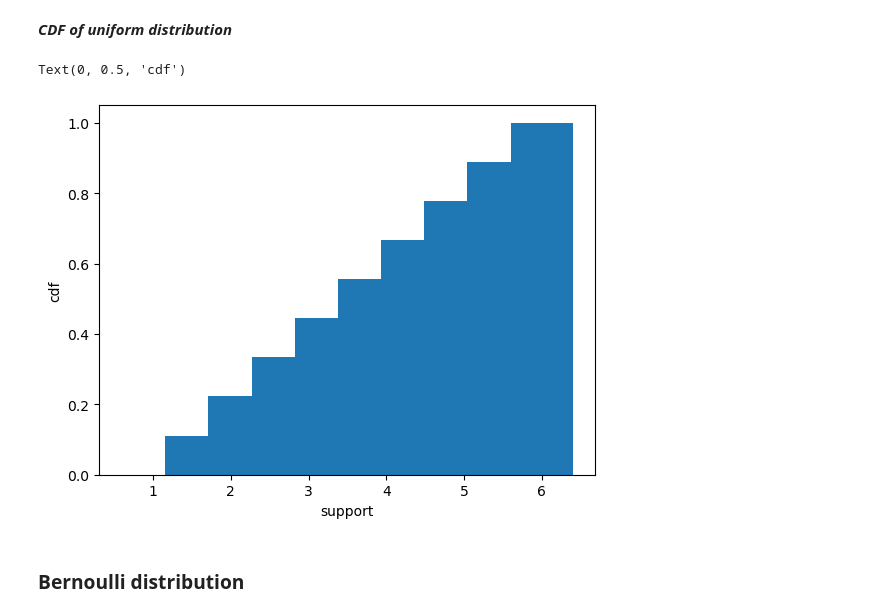
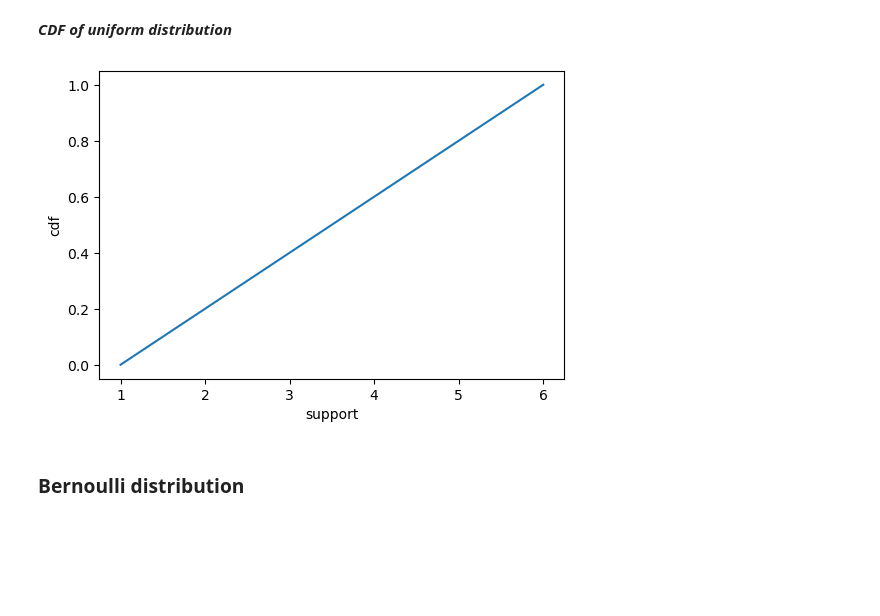
Before and after one commit to rishabh-mondal/blog, a Jupyter notebook: Sampling_distributions.ipynb, the cells around one changed output. Saved outputs shown, nothing was run; the diff lists cells and outputs as text; code cells hidden in the pictures; blank space fills up the shorter version.

```diff
--- a/Sampling_distributions.ipynb
+++ b/Sampling_distributions.ipynb
@@ -72,7 +91,7 @@ $$
 # %% [markdown]
 ****cdf plot****
 # %%
-def plot(x,y):
+def cdf_plot(x,y):
     plt.figure(figsize=(6, 4))
     y = cdf_fn(x)
     plt.plot(x, y)
@@ -109,14 +126,12 @@ plot(lambda y: y==(1 /(b-a)))
 # %%
 a=1
 b=6
-sample=torch.linspace(1,6,10)
-cdf = torch.where(sample < a, torch.tensor(0.0), torch.where(sample > b, torch.tensor(1.0), (sample - a) / (b - a)))
-plt.bar(sample,cdf)
-plt.xlabel("support")
-plt.ylabel("cdf")
+x=torch.linspace(1,6,10)
+def cdf_fn(x):
+    return torch.where(x < a, torch.tensor(0.0), torch.where(x > b, torch.tensor(1.0), (x - a) / (b - a)))
+cdf_plot(x,cdf_fn(x))
 # %% [output]
-Text(0, 0.5, 'cdf')
-[figure, old version]
+[figure, new version]
 # %% [markdown]
 ### Bernoulli distribution
 # %% [markdown]
```
Also changed, not shown: parts of 40 cells of this notebook.
